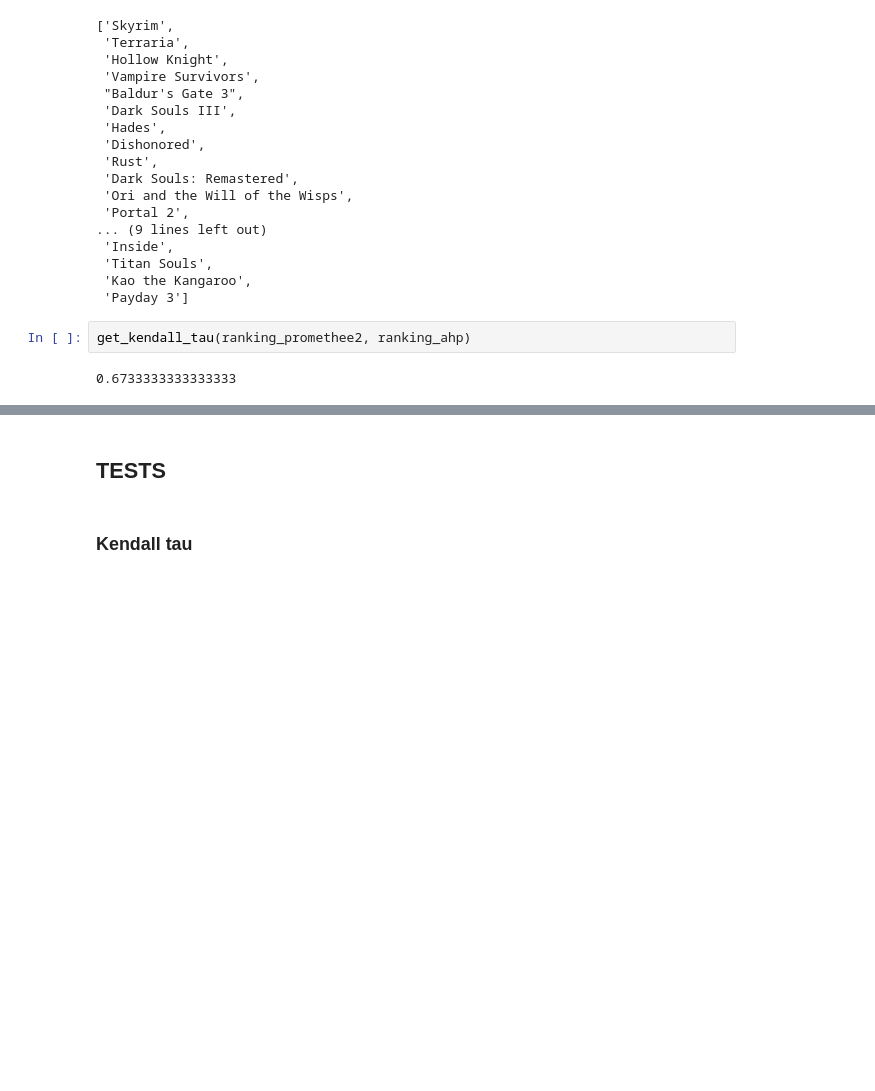
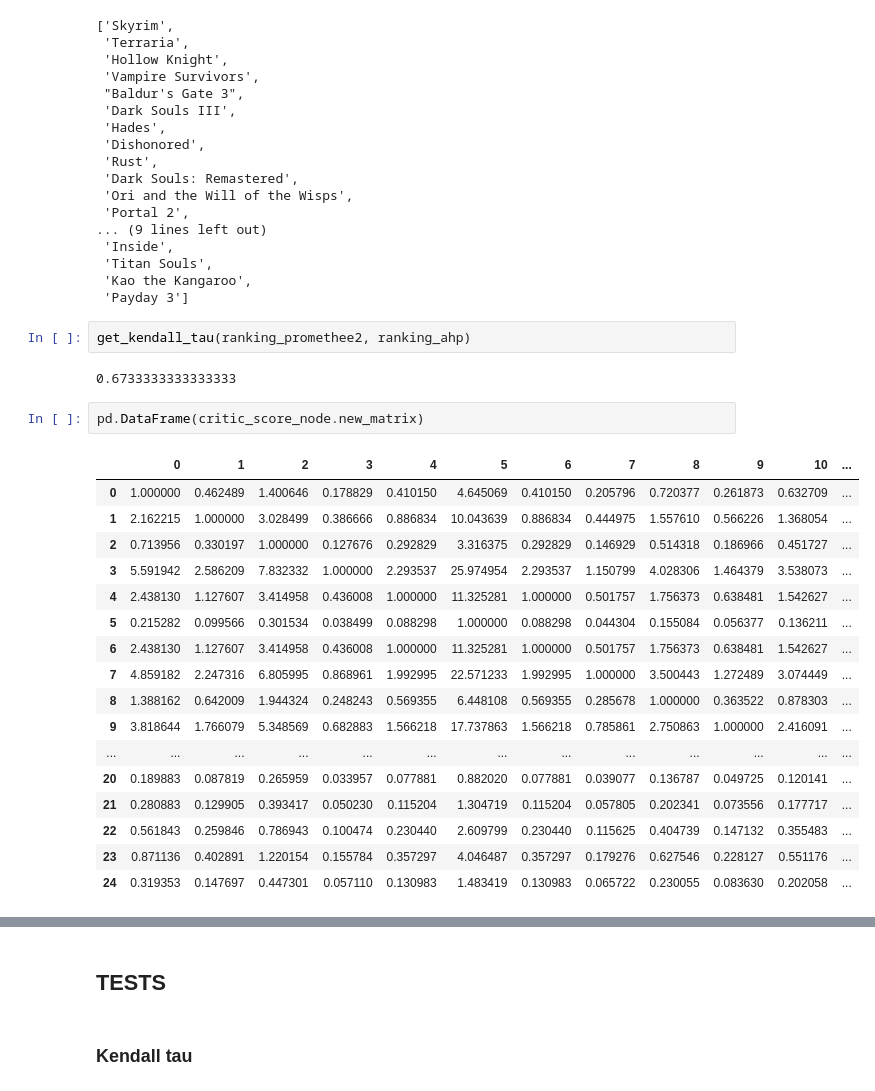
Before and after one commit to MatTheTab/Decision_Analysis, a Jupyter notebook: Project_2/Decision_Analysis_Project_2.ipynb, the cells around one changed output, grey strips where cells are left out. Drawn from its saved outputs; the diff is of its cells as text; blank space fills up the shorter version.

```diff
--- a/Project_2/Decision_Analysis_Project_2.ipynb
+++ b/Project_2/Decision_Analysis_Project_2.ipynb
@@ -833,3 +833,23 @@ ranking_promethee2
 get_kendall_tau(ranking_promethee2, ranking_ahp)
 # %% [output]
 0.6733333333333333
+# %%
+pd.DataFrame(critic_score_node.new_matrix)
+# %% [output]
+|  | 0 | 1 | 2 | 3 | 4 | 5 | 6 | 7 | 8 | 9 | 10 | ... |
+| 0 | 1.000000 | 0.462489 | 1.400646 | 0.178829 | 0.410150 | 4.645069 | 0.410150 | 0.205796 | 0.720377 | 0.261873 | 0.632709 | ... |
+| 1 | 2.162215 | 1.000000 | 3.028499 | 0.386666 | 0.886834 | 10.043639 | 0.886834 | 0.444975 | 1.557610 | 0.566226 | 1.368054 | ... |
+| 2 | 0.713956 | 0.330197 | 1.000000 | 0.127676 | 0.292829 | 3.316375 | 0.292829 | 0.146929 | 0.514318 | 0.186966 | 0.451727 | ... |
+| 3 | 5.591942 | 2.586209 | 7.832332 | 1.000000 | 2.293537 | 25.974954 | 2.293537 | 1.150799 | 4.028306 | 1.464379 | 3.538073 | ... |
+| 4 | 2.438130 | 1.127607 | 3.414958 | 0.436008 | 1.000000 | 11.325281 | 1.000000 | 0.501757 | 1.756373 | 0.638481 | 1.542627 | ... |
+| 5 | 0.215282 | 0.099566 | 0.301534 | 0.038499 | 0.088298 | 1.000000 | 0.088298 | 0.044304 | 0.155084 | 0.056377 | 0.136211 | ... |
+| 6 | 2.438130 | 1.127607 | 3.414958 | 0.436008 | 1.000000 | 11.325281 | 1.000000 | 0.501757 | 1.756373 | 0.638481 | 1.542627 | ... |
+| 7 | 4.859182 | 2.247316 | 6.805995 | 0.868961 | 1.992995 | 22.571233 | 1.992995 | 1.000000 | 3.500443 | 1.272489 | 3.074449 | ... |
+| 8 | 1.388162 | 0.642009 | 1.944324 | 0.248243 | 0.569355 | 6.448108 | 0.569355 | 0.285678 | 1.000000 | 0.363522 | 0.878303 | ... |
+| 9 | 3.818644 | 1.766079 | 5.348569 | 0.682883 | 1.566218 | 17.737863 | 1.566218 | 0.785861 | 2.750863 | 1.000000 | 2.416091 | ... |
+| ... | ... | ... | ... | ... | ... | ... | ... | ... | ... | ... | ... | ... |
+| 20 | 0.189883 | 0.087819 | 0.265959 | 0.033957 | 0.077881 | 0.882020 | 0.077881 | 0.039077 | 0.136787 | 0.049725 | 0.120141 | ... |
+| 21 | 0.280883 | 0.129905 | 0.393417 | 0.050230 | 0.115204 | 1.304719 | 0.115204 | 0.057805 | 0.202341 | 0.073556 | 0.177717 | ... |
+| 22 | 0.561843 | 0.259846 | 0.786943 | 0.100474 | 0.230440 | 2.609799 | 0.230440 | 0.115625 | 0.404739 | 0.147132 | 0.355483 | ... |
+| 23 | 0.871136 | 0.402891 | 1.220154 | 0.155784 | 0.357297 | 4.046487 | 0.357297 | 0.179276 | 0.627546 | 0.228127 | 0.551176 | ... |
+| 24 | 0.319353 | 0.147697 | 0.447301 | 0.057110 | 0.130983 | 1.483419 | 0.130983 | 0.065722 | 0.230055 | 0.083630 | 0.202058 | ... |
```
Also changed, not shown: parts of 1 cell of this notebook.
